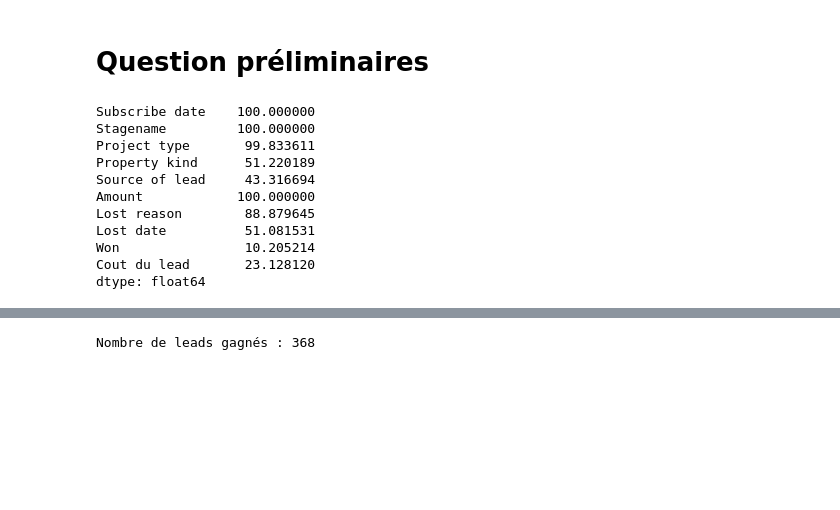
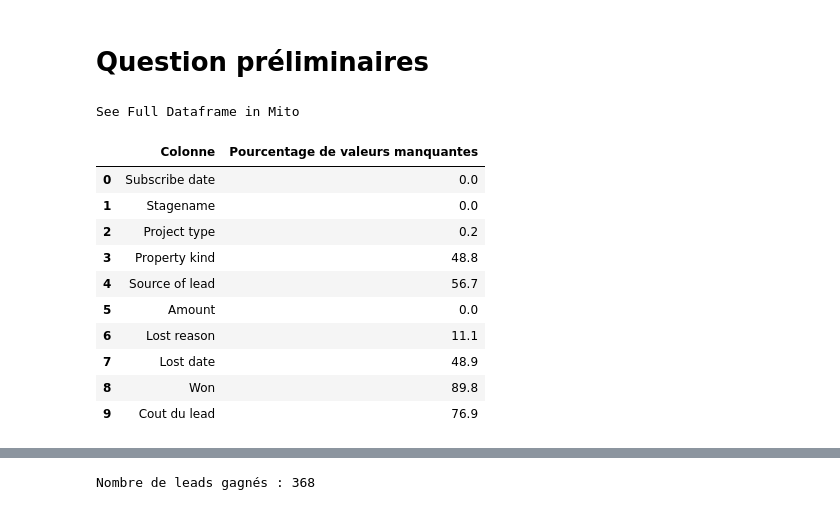
Before and after one commit to Camille9999/Exercices-SIMPLON-IA3, a Jupyter notebook: Exercices S7/08-11-2022/Exercice CRM_data.ipynb, the cells around one changed output, grey strips where cells are left out. Cells and saved outputs as stored; diff of their text form; code cells hidden in the pictures; blank space fills up the shorter version.

```diff
--- a/Exercices S7/08-11-2022/Exercice CRM_data.ipynb
+++ b/Exercices S7/08-11-2022/Exercice CRM_data.ipynb
@@ -57,6 +57,6 @@ comprendre le sujet ? (les réaliser)
 import pandas as pd
 
 df = pd.read_csv('CRM_data.csv')
-header = df.head()
+header = df.columns.tolist()
 df
 # %% [output]
@@ -78,19 +78,20 @@ df
 # %%
 # Donner la proportions de valeurs manquantes pour chaque colonne
 
-df.count() / df.shape[0] * 100
+pd.DataFrame({'Colonne' : header, 'Pourcentage de valeurs manquantes' : round(100-df.count()/df.shape[0]*100,1).tolist()})
 # %% [output]
-Subscribe date    100.000000
-Stagename         100.000000
-Project type       99.833611
-Property kind      51.220189
-Source of lead     43.316694
-Amount            100.000000
-Lost reason        88.879645
-Lost date          51.081531
-Won                10.205214
-Cout du lead       23.128120
-dtype: float64
+See Full Dataframe in Mito
+|  | Colonne | Pourcentage de valeurs manquantes |
+| 0 | Subscribe date | 0.0 |
+| 1 | Stagename | 0.0 |
+| 2 | Project type | 0.2 |
+| 3 | Property kind | 48.8 |
+| 4 | Source of lead | 56.7 |
+| 5 | Amount | 0.0 |
+| 6 | Lost reason | 11.1 |
+| 7 | Lost date | 48.9 |
+| 8 | Won | 89.8 |
+| 9 | Cout du lead | 76.9 |
 # %%
 # Compter le nombre de valeurs uniques pour chaque colonne
 
```
Also changed, not shown: parts of 8 cells of this notebook, 6 other files.
